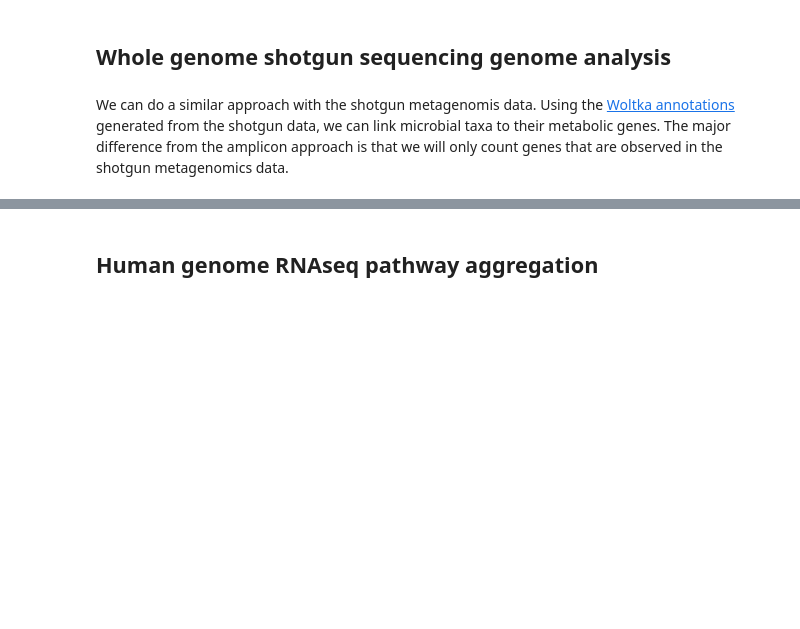
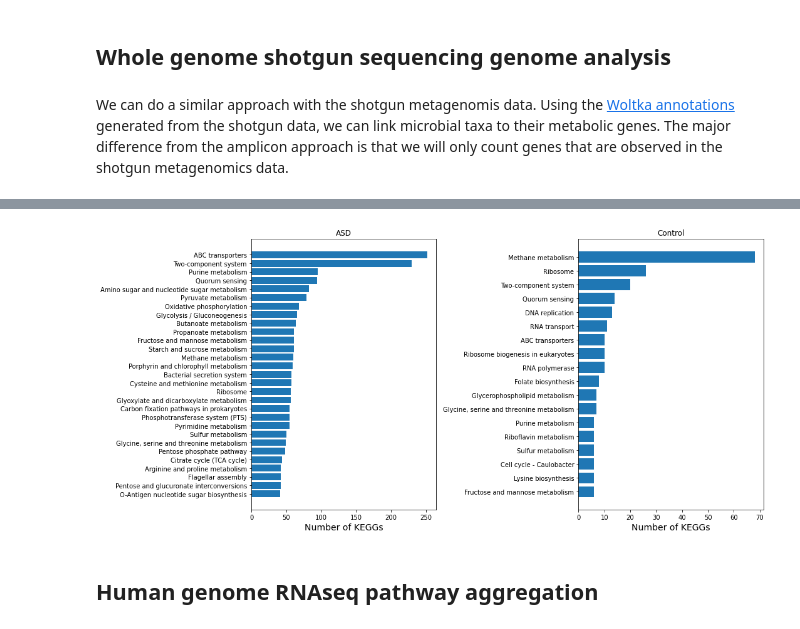
Before and after one commit to mortonjt/asd_multiomics_analyses, a Jupyter notebook: ipynb/2e-A-gather-compounds.ipynb, the cells around one changed output, grey strips where cells are left out. Saved outputs shown, nothing was run; the diff lists cells and outputs as text; code cells hidden in the pictures; blank space fills up the shorter version.

```diff
--- a/ipynb/2e-A-gather-compounds.ipynb
+++ b/ipynb/2e-A-gather-compounds.ipynb
@@ -226,3 +277,27 @@ sig_wgs = aggregate_pathways(
+# %%
+# Visualize KEGG counts for shotgun metagenomics data
+fig, ax = plt.subplots(1, 2, figsize=(15, 7))
+pwy_counts = sig_asd_wgs['Name']
+pwy_counts = pwy_counts.value_counts()
+pwy_counts = pwy_counts.sort_values(ascending=True)
+# only focus on highly representive pathways
+pwy_counts = pwy_counts.loc[pwy_counts > 40]
+ax[0].barh(pwy_counts.index, pwy_counts.values)
+ax[0].set_xlabel('Number of KEGGs', fontsize=14)
+ax[0].set_title('ASD')
+
+pwy_counts = sig_con_wgs['Name']
+pwy_counts = pwy_counts.value_counts()
+pwy_counts = pwy_counts.sort_values(ascending=True)
+# only focus on highly representive pathways
+pwy_counts = pwy_counts.loc[pwy_counts > 5]
+ax[1].barh(pwy_counts.index, pwy_counts.values)
+ax[1].set_xlabel('Number of KEGGs', fontsize=14)
+ax[1].set_title('Control')
+
+plt.tight_layout()
+# %% [output]
+[figure, added]
 # %% [markdown]
 ## Human genome RNAseq pathway aggregation
 # %% [markdown]
```
Also changed, not shown: parts of 8 cells of this notebook, 48 other files.
